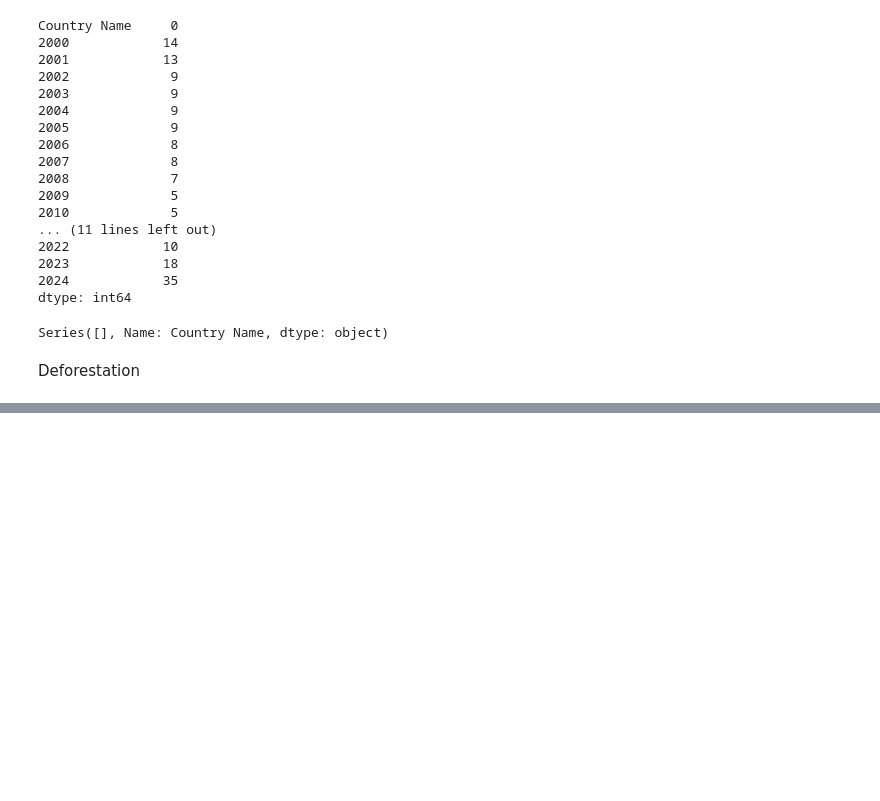
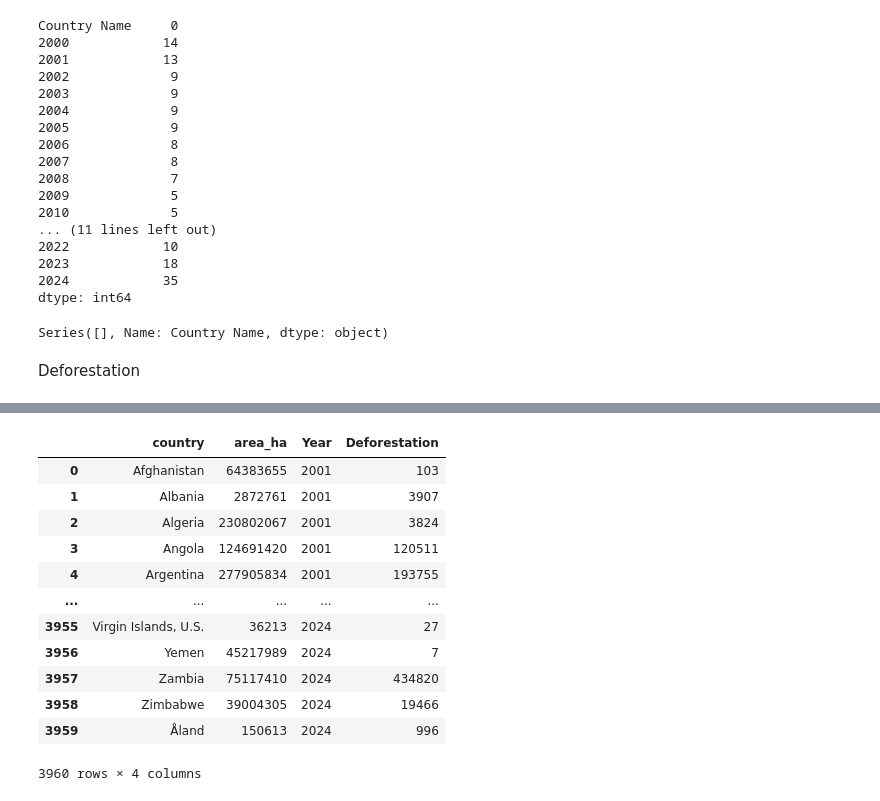
Before and after one commit to tai040102/Data-mining-global-co2-emissions, a Jupyter notebook: processing_data/process_data.ipynb, the cells around one changed output, grey strips where cells are left out. Drawn from its saved outputs; the diff is of its cells as text; code cells hidden in the pictures; blank space fills up the shorter version.

```diff
--- a/processing_data/process_data.ipynb
+++ b/processing_data/process_data.ipynb
@@ -197,0 +259,17 @@ df_deforestation
+# %%
+df_deforestation_selected = pd.melt(df_deforestation_selected,id_vars=['country','area_ha'], var_name='Year',value_name='Deforestation')
+df_deforestation_selected
+# %% [output]
+|  | country | area_ha | Year | Deforestation |
+| 0 | Afghanistan | 64383655 | 2001 | 103 |
+| 1 | Albania | 2872761 | 2001 | 3907 |
+| 2 | Algeria | 230802067 | 2001 | 3824 |
+| 3 | Angola | 124691420 | 2001 | 120511 |
+| 4 | Argentina | 277905834 | 2001 | 193755 |
+| ... | ... | ... | ... | ... |
+| 3955 | Virgin Islands, U.S. | 36213 | 2024 | 27 |
+| 3956 | Yemen | 45217989 | 2024 | 7 |
+| 3957 | Zambia | 75117410 | 2024 | 434820 |
+| 3958 | Zimbabwe | 39004305 | 2024 | 19466 |
+| 3959 | Åland | 150613 | 2024 | 996 |
+3960 rows × 4 columns
```
Also changed, not shown: parts of 15 cells of this notebook, 1 other file.
